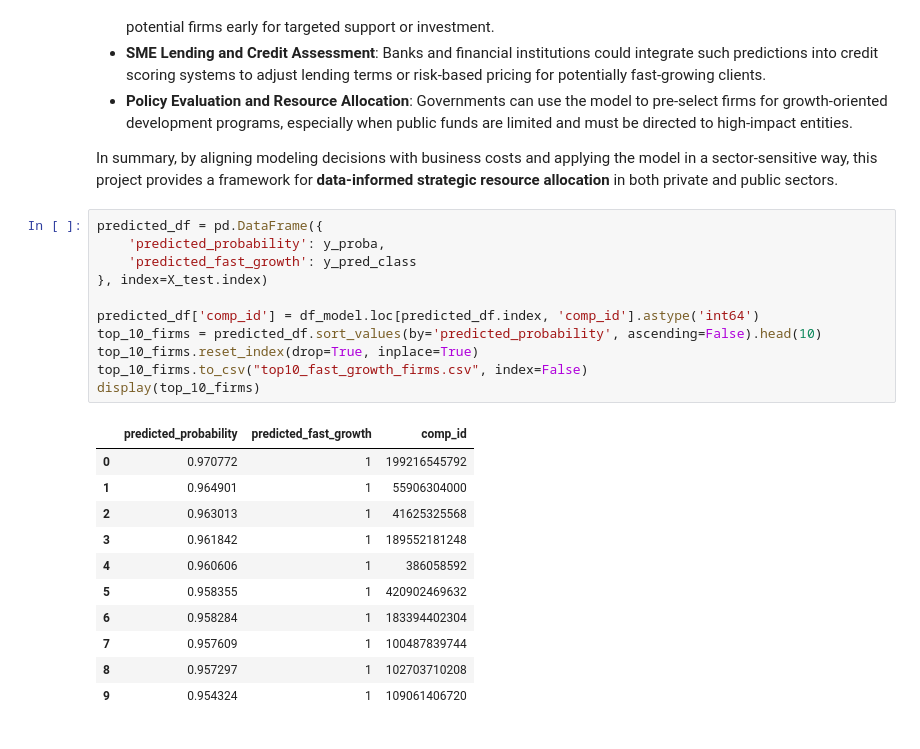
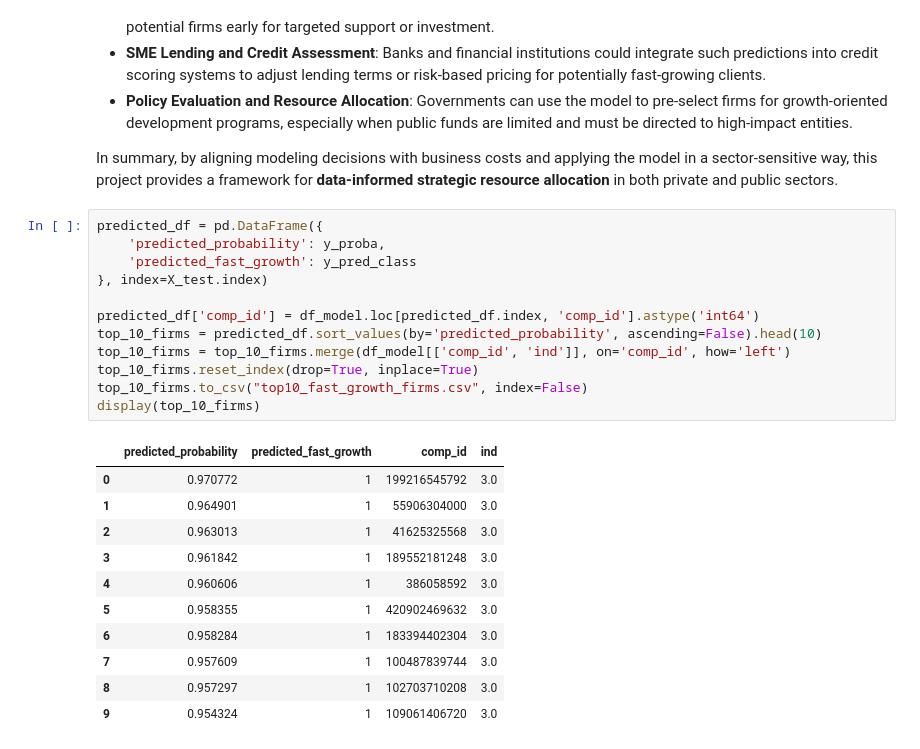
Before and after one commit to HDuo1129/Data-Analysis-3, a Jupyter notebook: Assignment 3/Find Business ID.ipynb, the cells around one changed output. Saved outputs shown, nothing was run; the diff lists cells and outputs as text.

```diff
--- a/Assignment 3/Find Business ID.ipynb
+++ b/Assignment 3/Find Business ID.ipynb
@@ -765,23 +765,24 @@ In summary, by aligning modeling decisions with business costs and applying the
 # %%
 predicted_df = pd.DataFrame({
     'predicted_probability': y_proba,
     'predicted_fast_growth': y_pred_class
 }, index=X_test.index)
 
 predicted_df['comp_id'] = df_model.loc[predicted_df.index, 'comp_id'].astype('int64')
 top_10_firms = predicted_df.sort_values(by='predicted_probability', ascending=False).head(10)
+top_10_firms = top_10_firms.merge(df_model[['comp_id', 'ind']], on='comp_id', how='left')
 top_10_firms.reset_index(drop=True, inplace=True)
 top_10_firms.to_csv("top10_fast_growth_firms.csv", index=False)
 display(top_10_firms)
 # %% [output]
-|  | predicted_probability | predicted_fast_growth | comp_id |
-| 0 | 0.970772 | 1 | 199216545792 |
-| 1 | 0.964901 | 1 | 55906304000 |
-| 2 | 0.963013 | 1 | 41625325568 |
-| 3 | 0.961842 | 1 | 189552181248 |
-| 4 | 0.960606 | 1 | 386058592 |
-| 5 | 0.958355 | 1 | 420902469632 |
-| 6 | 0.958284 | 1 | 183394402304 |
-| 7 | 0.957609 | 1 | 100487839744 |
-| 8 | 0.957297 | 1 | 102703710208 |
-| 9 | 0.954324 | 1 | 109061406720 |
+|  | predicted_probability | predicted_fast_growth | comp_id | ind |
+| 0 | 0.970772 | 1 | 199216545792 | 3.0 |
+| 1 | 0.964901 | 1 | 55906304000 | 3.0 |
+| 2 | 0.963013 | 1 | 41625325568 | 3.0 |
+| 3 | 0.961842 | 1 | 189552181248 | 3.0 |
+| 4 | 0.960606 | 1 | 386058592 | 3.0 |
+| 5 | 0.958355 | 1 | 420902469632 | 3.0 |
+| 6 | 0.958284 | 1 | 183394402304 | 3.0 |
+| 7 | 0.957609 | 1 | 100487839744 | 3.0 |
+| 8 | 0.957297 | 1 | 102703710208 | 3.0 |
+| 9 | 0.954324 | 1 | 109061406720 | 3.0 |
```
